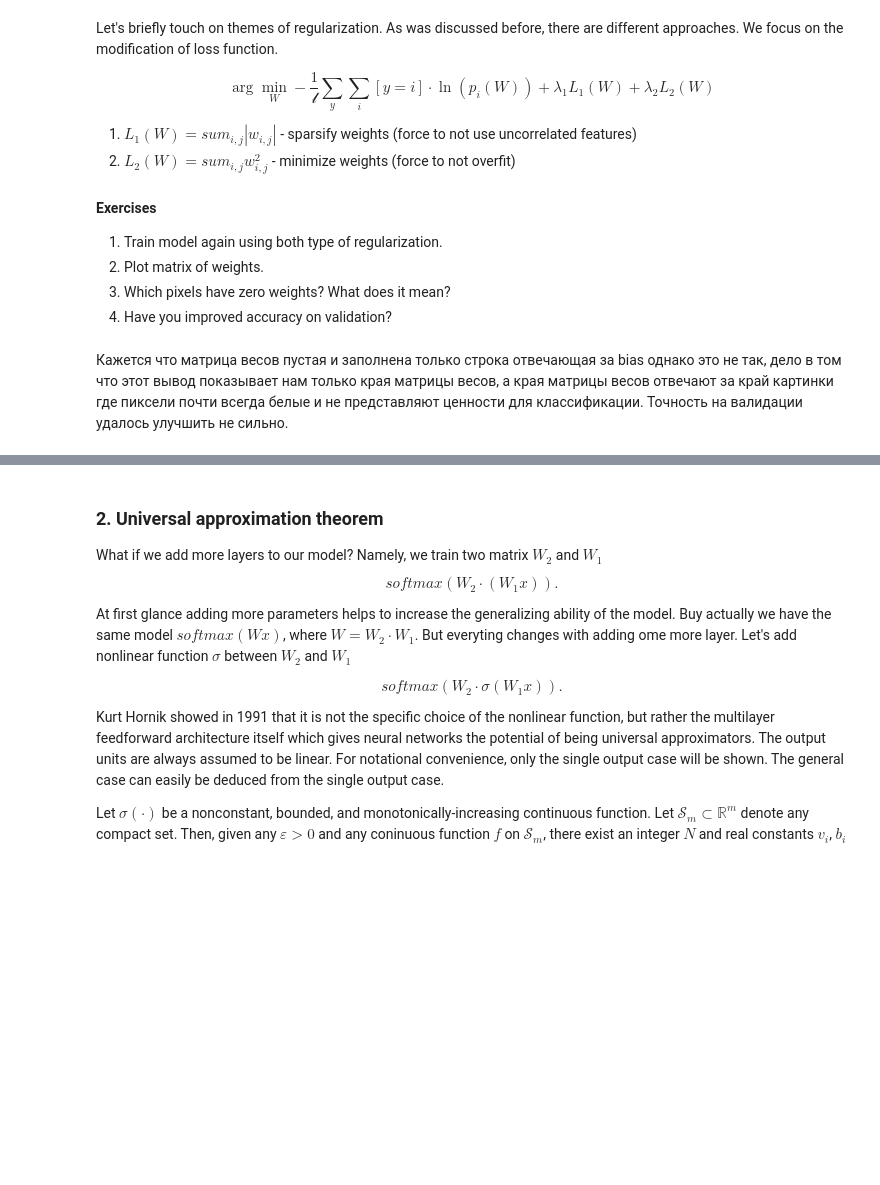
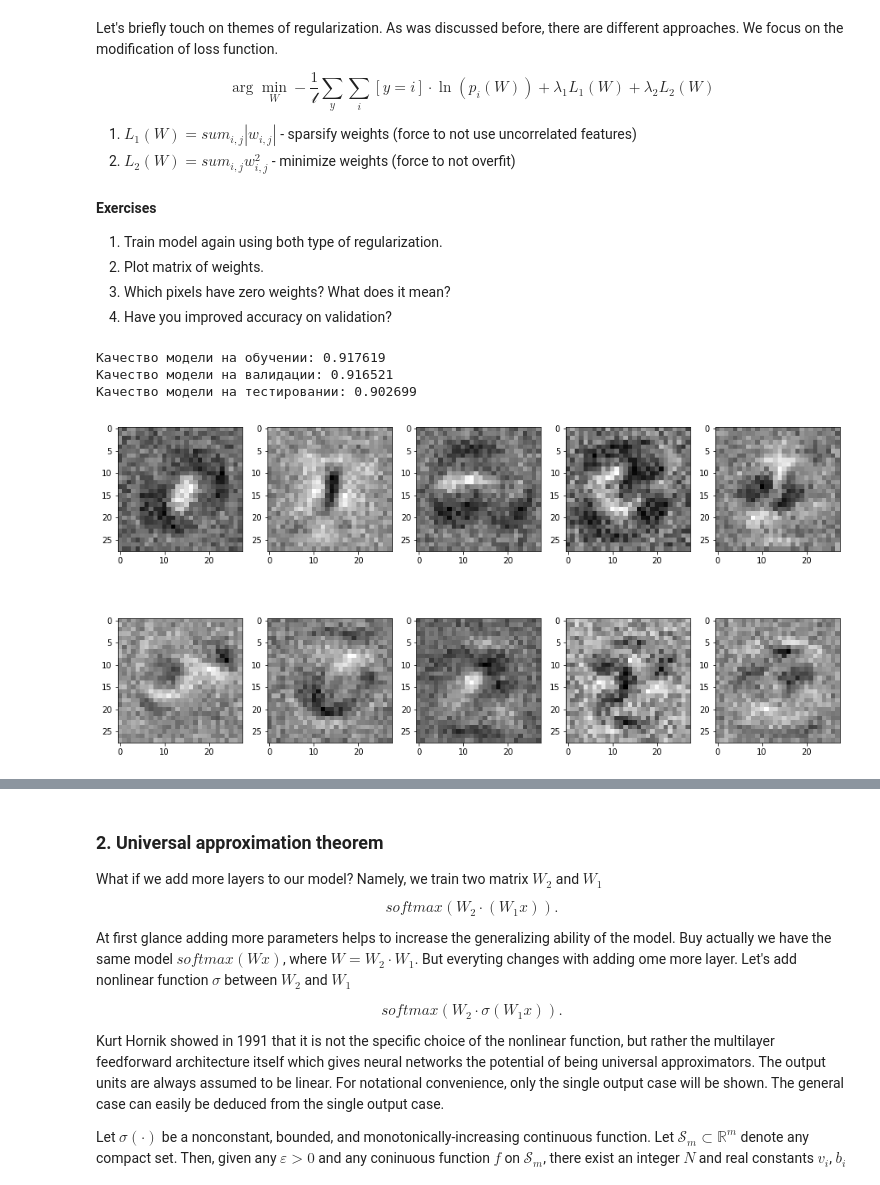
Before and after one commit to SokolovRE/Renju, a Jupyter notebook: labs/lab-2.ipynb, the cells around one changed output, grey strips where cells are left out. Saved outputs shown, nothing was run; the diff lists cells and outputs as text; code cells hidden in the pictures; blank space fills up the shorter version.

Commit message:
fixed names and ReLu

```diff
--- a/labs/lab-2.ipynb
+++ b/labs/lab-2.ipynb
@@ -144,0 +136,4 @@ Caused by op 'Training_step/beta1_power/read', defined at:
+# %%
+with tf.Session(graph=graph) as sess:
+    sess.run(tf.global_variables_initializer())
+    gradient_descent(epochs=20, alph=0.1, batch_size=200)
@@ -155,23 +154,3 @@ $$\arg\min_W -\frac{1}{\mathcal{l}}\sum_y\sum_i [y = i] \cdot \ln(p_i(W)) + \lam
 2. Plot matrix of weights.
 3. Which pixels have zero weights? What does it mean?
 4. Have you improved accuracy on validation?
-# %%
-lamb_1 = 0.0005
-lamb_2 = 0.0005
-
-with graph.as_default():
-    L1 = tf.reduce_sum(tf.abs(W), name='L1_Regularization')
-    L2 = tf.reduce_sum(tf.multiply(W, W), name='L2_Regularization')
-
-    with tf.name_scope('Loss_function_with_regularization'):
-        Regularization_loss = Loss_function + lamb_1 * L1 + lamb_2 * L2
-
-with tf.Session(graph=graph) as sess:
-    gradient_descent(Loss_function, sess, epochs=30, alpha=0.01, batch_size=200)
-
-    writer = tf.summary.FileWriter("logs/linear_with_regularization")
-    writer.add_graph(sess.graph)
-
-    print(sess.run(W))
-# %% [markdown]
-Кажется что матрица весов пустая и заполнена только строка отвечающая за bias однако это не так, дело в том что этот вывод показывает нам только края матрицы весов, а края матрицы весов отвечают за край картинки где пиксели почти всегда белые и не представляют ценности для классификации. Точность на валидации удалось улучшить не сильно.
@@ -177,0 +188,20 @@ with tf.Session(graph=graph) as sess:
+# %%
+with tf.Session(graph=graph) as sess:
+    sess.run(tf.global_variables_initializer())
+    gradient_descent(epochs=20, alph=0.1, batch_size=200)
+
+    W_mat = sess.run(W).T
+
+    fig = plt.figure(figsize=(16, 8))
+
+    for i in range(2):
+        for j in range(5):
+            image = plt.subplot2grid((2, 5), (i, j))
+            image.imshow(np.resize(W_mat[5*i + j], (28, 28)), cmap='gray_r')
+
+    plt.show()
+# %% [output]
+Качество модели на обучении: 0.917619
+Качество модели на валидации: 0.916521
+Качество модели на тестировании: 0.902699
+[figure, added]
```
Also changed, not shown: parts of 17 cells of this notebook.
